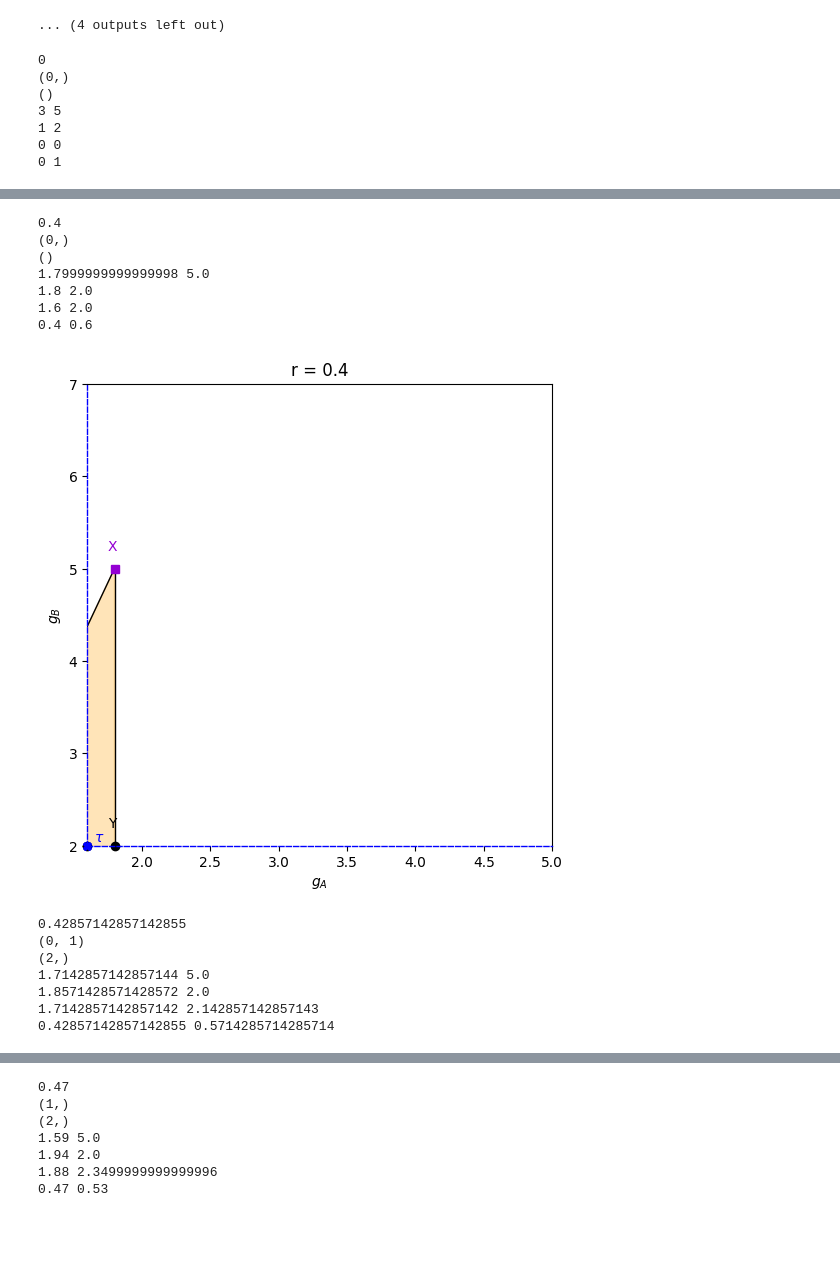
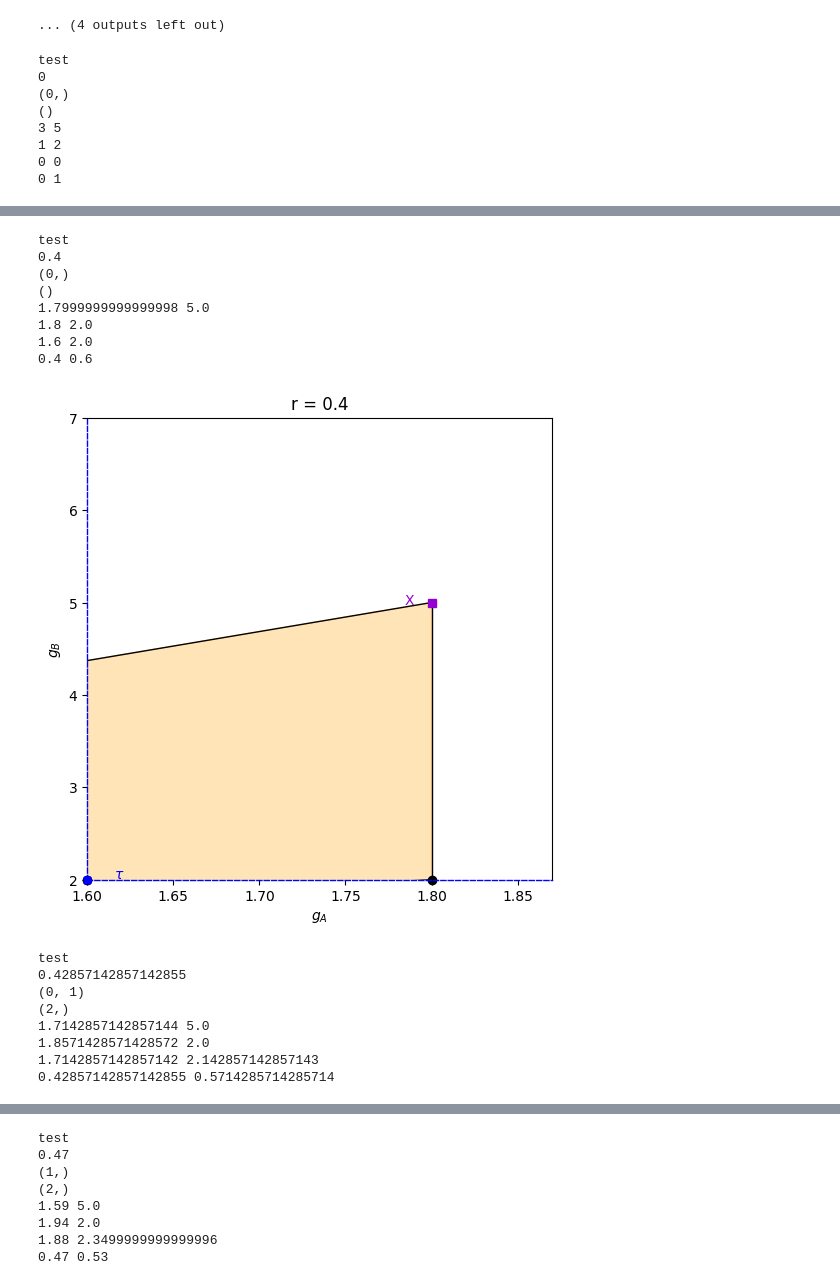
Before and after one commit to moticilla/semi_cooperative_game_coursework, a Jupyter notebook: graphing.ipynb, the cells around one changed output, grey strips where cells are left out. Cells and saved outputs as stored; diff of their text form; code cells hidden in the pictures; blank space fills up the shorter version.

```diff
--- a/graphing.ipynb
+++ b/graphing.ipynb
@@ -23,22 +23,24 @@ def graph_line(plt, p, q):
     px, py = p
     qx, qy = q
 
-    plt.plot((px,qx), (py,qy), linestyle="solid", color="black")
+    plt.plot((px,qx), (py,qy), linestyle="solid", linewidth=5)
 
 
 def graph_A(plt, r):
-    graph_line(plt, (0,3-3 * r), (1, 2*r + 1))
-    graph_line(plt, (0, 4*r), (1, r))
+    graph_line(plt, (0,3-3 * r), (1, 2*r + 1)) # )
+    graph_line(plt, (0, 4*r), (1, r)) # g_{A}(\alpha,b_{2})
     plt.xlabel(r'$p$')
     plt.ylabel(r'$g_A$')
-    plt.title(r'r = ' + str(r))
+    plt.title(r'$r = ' + str(r) +r'$')
+    plt.legend([r'$g_{A}(\alpha,b_{1})$',r'$g_{A}(\alpha,b_{2})$'], fontsize="15")
 
 def graph_B(plt, r):
-    graph_line(plt, (0,1 - r), (1, 2))
-    graph_line(plt, (0, 5 *r), (1, 5))
+    graph_line(plt, (0,1 - r), (1, 2)) # g_{B}(a_{1},\beta)
+    graph_line(plt, (0, 5 *r), (1, 5)) # g_{B}(a_{2},\beta)
     plt.xlabel(r'$q$')
     plt.ylabel(r'$g_B$')
-    plt.title(r'r = ' + str(r))
+    plt.title(r'$r = ' + str(r) + r'$')
+    plt.legend([r'$g_{B}(a_{1},\beta)$',r'$g_{B}(a_{2},\beta)$'], fontsize="15")
 
 
 rsa = [0.1, 0.8]
@@ -328,17 +363,18 @@ for r in rs:
 [figure]
 ... (4 outputs left out)
 # %%
-rs = [0, 0.4, 3/7, 0.47, 0.49, 0.5, 0.78, 1]
-fp = [(0,),(0,),(0,1),(1,),(0,1,2,3),(2,),(2,), (2,)]
-fh = [(),(),(2,),(2,),(0,2,1,3),(1,3),(0,), (0,)]
+import matplotlib.pyplot as plt
+
+rs = [0, 0.4, 3/7, 0.47, 0.49, 0.5, 0.78, 0.63, 1]
+fp = [(0,),(0,),(0,1),(1,),(0,1,2,3),(2,),(2,), (2,), (2,)]
+fh = [(),(),(2,),(2,),(0,2,1,3),(1,3),(0,), (1,), (0,)]
 
 for r, fp, fh in zip(rs, fp, fh):
     plt.rcParams["figure.figsize"] = (6,6)
     fig, ax = plt.subplots(1,1)
     xmax = 5
     ymax = 7
-    plt.xlim(threat_point(r)[0], xmax)
-    plt.ylim(threat_point(r)[1], ymax)
+    print("test")
     print(r)
     print(fp)
     print(fh)
@@ -346,7 +382,10 @@ for r, fp, fh in zip(rs, fp, fh):
     graph_threat_point(plt,r,xmax,ymax,False)
 
     #plt.show()
-    plt.savefig(f'graphics/frontier_graph_threat_zoom_{round(r,3)}.svg', format='svg', dpi=1200)
+
+
+    plt.xlim(left=threat_point(r)[0])
+    plt.ylim(threat_point(r)[1], ymax)
 
     ax.spines['bottom'].set_color('blue')
     ax.spines['left'].set_color('blue')
@@ -354,8 +393,11 @@ for r, fp, fh in zip(rs, fp, fh):
     ax.spines['left'].set_linestyle('dashed')
     ax.spines['bottom'].set_linewidth(1)
     ax.spines['left'].set_linewidth(1)
+
+    plt.savefig(f'graphics/frontier_graph_threat_zoom_{round(r,3)}.svg', format='svg', dpi=1200)
     plt.show()
 # %% [output]
+test
 0
 (0,)
 ()
@@ -367,11 +409,13 @@ for r, fp, fh in zip(rs, fp, fh):
+test
 0.4
 (0,)
 ()
 1.7999999999999998 5.0
 1.8 2.0
 1.6 2.0
 0.4 0.6
-[figure, old version]
+[figure, new version]
+test
 0.42857142857142855
 (0, 1)
 (2,)
@@ -383,3 +427,4 @@ for r, fp, fh in zip(rs, fp, fh):
+test
 0.47
 (1,)
 (2,)
```
Also changed, not shown: parts of 7 cells of this notebook, 22 other files.
